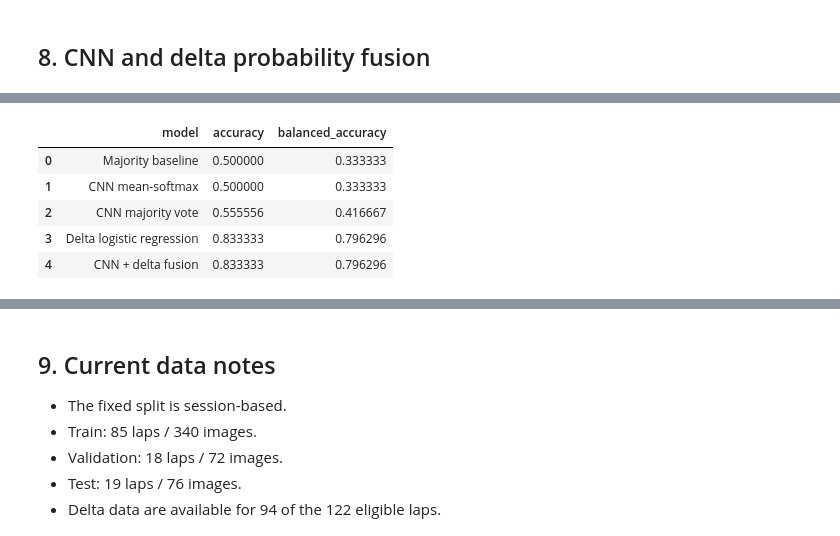
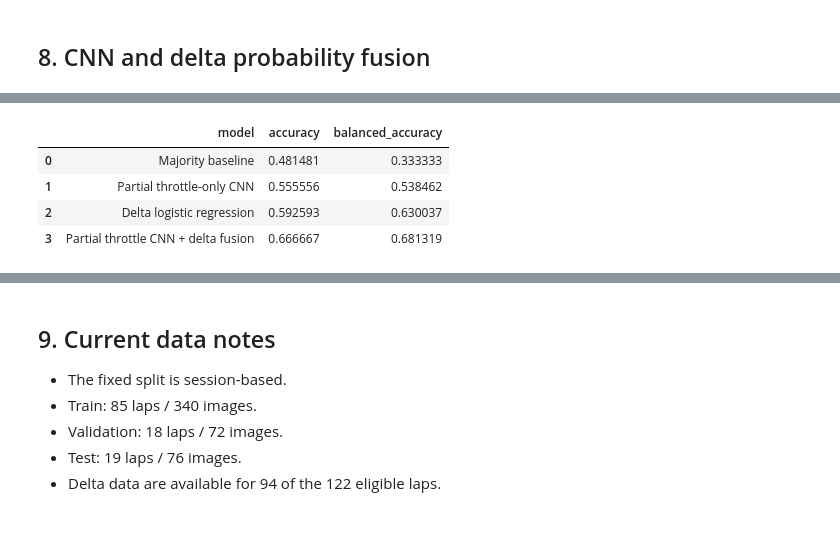
Before and after one commit to Prachet06/F1-Optimized-Cornering-Project, a Jupyter notebook: Code/Model.ipynb, the cells around one changed output, grey strips where cells are left out. Drawn from its saved outputs; the diff is of its cells as text; code cells hidden in the pictures.

```diff
--- a/Code/Model.ipynb
+++ b/Code/Model.ipynb
@@ -1391,18 +2114,12 @@ for cnn_weight in np.linspace(
     )
 
     fusion_weight_records.append({
-        "cnn_weight":
-            cnn_weight,
-
-        "delta_weight":
-            delta_weight,
-
-        "accuracy":
-            accuracy_score(
-                fusion_true_labels,
-                combined_predictions,
-            ),
-
+        "cnn_weight": cnn_weight,
+        "delta_weight": delta_weight,
+        "accuracy": accuracy_score(
+            fusion_true_labels,
+            combined_predictions,
+        ),
         "balanced_accuracy":
             balanced_accuracy_score(
                 fusion_true_labels,
@@ -1511,78 +2228,40 @@ sub_standard_laps     0.8333    1.0000    0.9091         5
 # %%
-mean_softmax_predictions = (
-    fusion_validation_df[
-        "mean_softmax_prediction"
-    ].to_numpy()
-)
-
-majority_vote_predictions = (
-    fusion_validation_df[
-        "majority_vote_prediction"
-    ].to_numpy()
-)
-
-fusion_comparison_df = pd.DataFrame({
+partial_fusion_comparison = pd.DataFrame({
     "model": [
         "Majority baseline",
-        "CNN mean-softmax",
-        "CNN majority vote",
+        "Partial throttle-only CNN",
         "Delta logistic regression",
-        "CNN + delta fusion",
+        "Partial throttle CNN + delta fusion",
     ],
-
     "accuracy": [
         majority_validation_accuracy,
-
-        accuracy_score(
-            fusion_true_labels,
-            mean_softmax_predictions,
-        ),
-
-        accuracy_score(
-            fusion_true_labels,
-            majority_vote_predictions,
-        ),
-
+        partial_throttle_accuracy,
         delta_validation_accuracy,
-
         accuracy_score(
             fusion_true_labels,
             best_fusion_predictions,
         ),
     ],
-
     "balanced_accuracy": [
         majority_validation_balanced_accuracy,
-
-        balanced_accuracy_score(
-            fusion_true_labels,
-            mean_softmax_predictions,
-        ),
-
-        balanced_accuracy_score(
-            fusion_true_labels,
-            majority_vote_predictions,
-        ),
-
+        partial_throttle_balanced_accuracy,
         delta_validation_balanced_accuracy,
-
         balanced_accuracy_score(
             fusion_true_labels,
             best_fusion_predictions,
         ),
     ],
 })
 
 display(
-    fusion_comparison_df
+    partial_fusion_comparison
 )
 # %% [output]
 |  | model | accuracy | balanced_accuracy |
-| 0 | Majority baseline | 0.500000 | 0.333333 |
-| 1 | CNN mean-softmax | 0.500000 | 0.333333 |
-| 2 | CNN majority vote | 0.555556 | 0.416667 |
-| 3 | Delta logistic regression | 0.833333 | 0.796296 |
-| 4 | CNN + delta fusion | 0.833333 | 0.796296 |
+| 0 | Majority baseline | 0.481481 | 0.333333 |
+| 1 | Partial throttle-only CNN | 0.555556 | 0.538462 |
+| 2 | Delta logistic regression | 0.592593 | 0.630037 |
+| 3 | Partial throttle CNN + delta fusion | 0.666667 | 0.681319 |
 # %%
 fusion_validation_results = (
     fusion_validation_df[[
```
Also changed, not shown: parts of 45 cells of this notebook, 19 other files.
